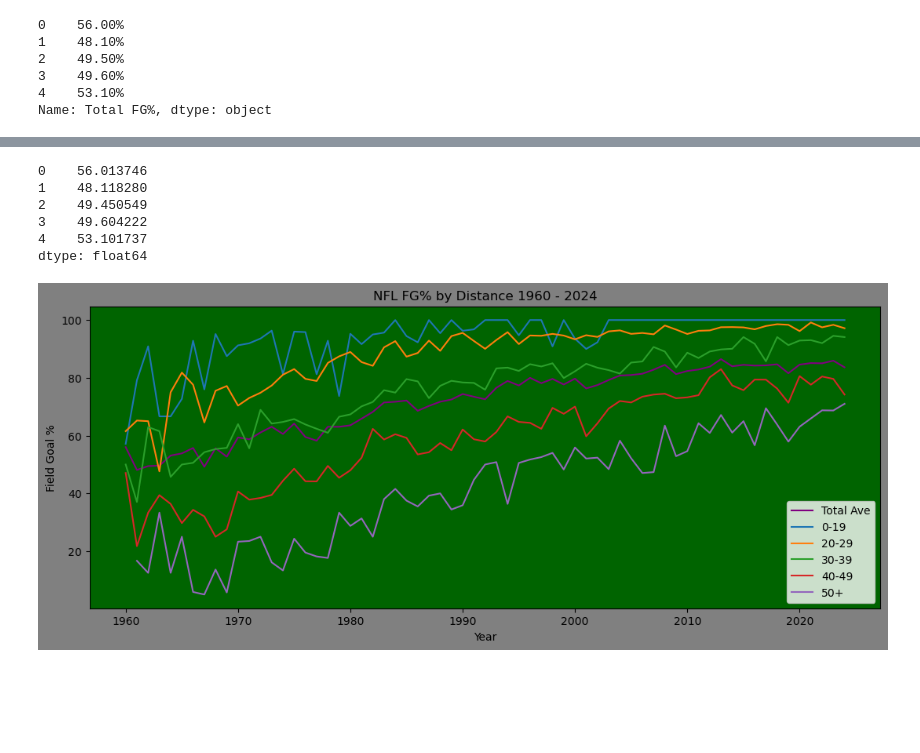
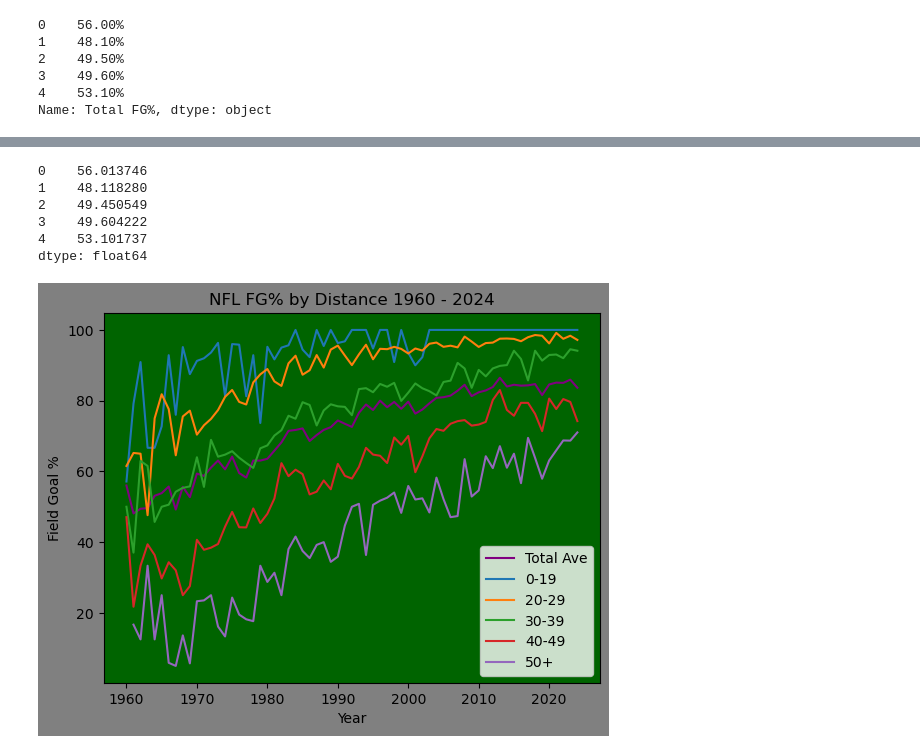
Before and after one commit to JarKanni/nfl, a Jupyter notebook: kicking_analysis/nfl_kicking.ipynb, the cells around one changed output, grey strips where cells are left out. Cells and saved outputs as stored; diff of their text form; code cells hidden in the pictures; blank space fills up the shorter version.

```diff
--- a/kicking_analysis/nfl_kicking.ipynb
+++ b/kicking_analysis/nfl_kicking.ipynb
@@ -82,33 +84,35 @@ dtype: float64
 # %%
+# create graph: FG% by Distance
+
 total_ave = df['Total FGM'] / df['Total FGA'] * 100
 ave019 = df['0-19 FGM'] / df['0-19 FGA'] * 100
 ave2029 = df['20-29 FGM'] / df['20-29 FGA'] * 100
 ave3039 = df['30-39 FGM'] / df['30-39 FGA'] * 100
 ave4049 = df['40-49 FGM'] / df['40-49 FGA'] * 100
 ave50 = df['50+ FGM'] / df['50+ FGA'] * 100
 
-print(ave.head())
+print(total_ave.head())
 
-fig, ax = plt.subplots(figsize=(13,5))
+fig, ax = plt.subplots()
 ax.plot(year, total_ave, color='purple')
 ax.plot(year, ave019)
 ax.plot(year, ave2029)
 ax.plot(year, ave3039)
 ax.plot(year, ave4049)
 ax.plot(year, ave50)
 ax.set_title('NFL FG% by Distance 1960 - 2024')
 ax.set_xlabel('Year')
 ax.set_ylabel('Field Goal %')
 ax.legend(['Total Ave', '0-19', '20-29', '30-39', '40-49', '50+'])
 ax.set_facecolor('darkgreen')
 fig.set_facecolor('gray')
-
+#plt.savefig('NFL_FG_pct_Distance.png', bbox_inches = 'tight')
 plt.show()
 # %% [output]
 0    56.013746
 1    48.118280
 2    49.450549
 3    49.604222
 4    53.101737
 dtype: float64
-[figure, old version]
+[figure, new version]
```
Also changed, not shown: parts of 3 cells of this notebook.
